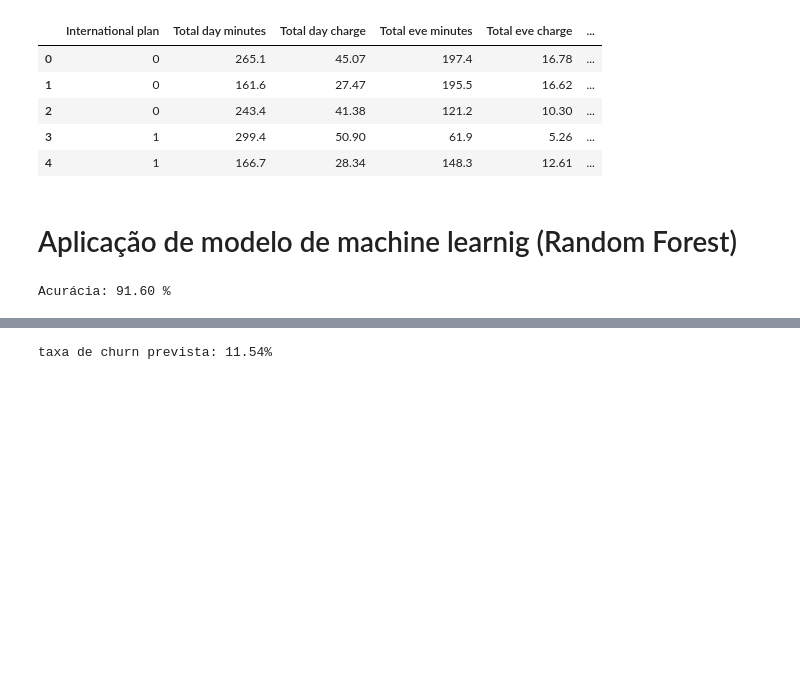
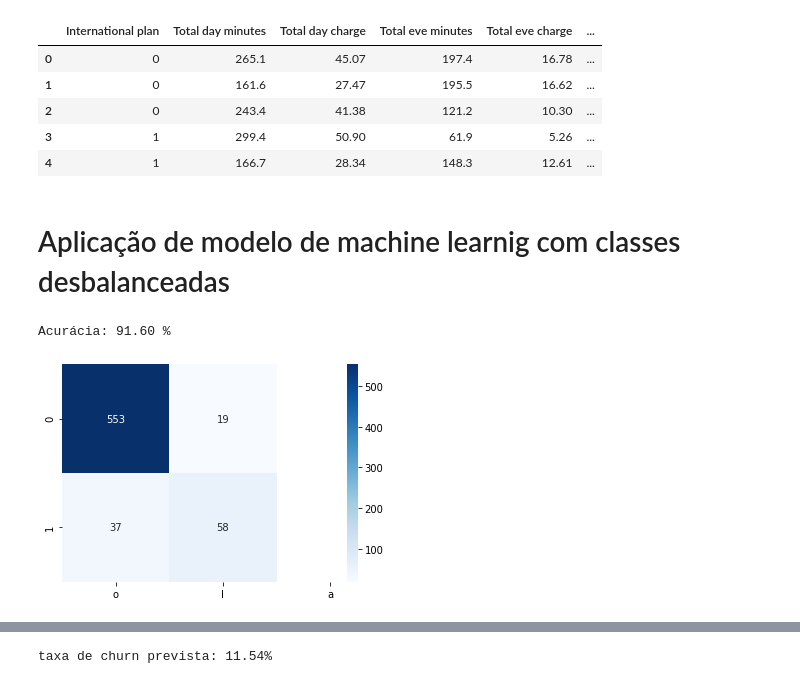
Before and after one commit to BielSousa/EstudosML, a Jupyter notebook: RandomForestClassifier.ipynb, the cells around one changed output, grey strips where cells are left out. Cells and saved outputs as stored; diff of their text form; code cells hidden in the pictures; blank space fills up the shorter version.

```diff
--- a/RandomForestClassifier.ipynb
+++ b/RandomForestClassifier.ipynb
@@ -220,14 +260,18 @@ df80.head(5)
 | 3 | 1 | 299.4 | 50.90 | 61.9 | 5.26 | ... |
 | 4 | 1 | 166.7 | 28.34 | 148.3 | 12.61 | ... |
 # %% [markdown]
-# Aplicação de modelo de machine learnig (Random Forest)
+# Aplicação de modelo de machine learnig com classes desbalanceadas
 # %%
 x_train, x_test, y_train, y_test = df80.drop(columns='Churn'),df20.drop(columns='Churn'),df80['Churn'],df20['Churn']
 # %%
 mod1 = RandomForestClassifier(random_state=0)
 mod1.fit(x_train,y_train)
-p = mod1.predict(x_test)
+p1 = mod1.predict(x_test)
 # %%
 print(f'Acurácia: {mod1.score(x_test,y_test)*100:.2f} %')
 # %% [output]
 Acurácia: 91.60 %
+# %%
+sns.heatmap(confusion_matrix(y_test,p1, labels=mod1.classes_,),fmt='0', annot=True,cmap='Blues',);
+# %% [output]
+[figure, added]
```
Also changed, not shown: parts of 21 cells of this notebook.
